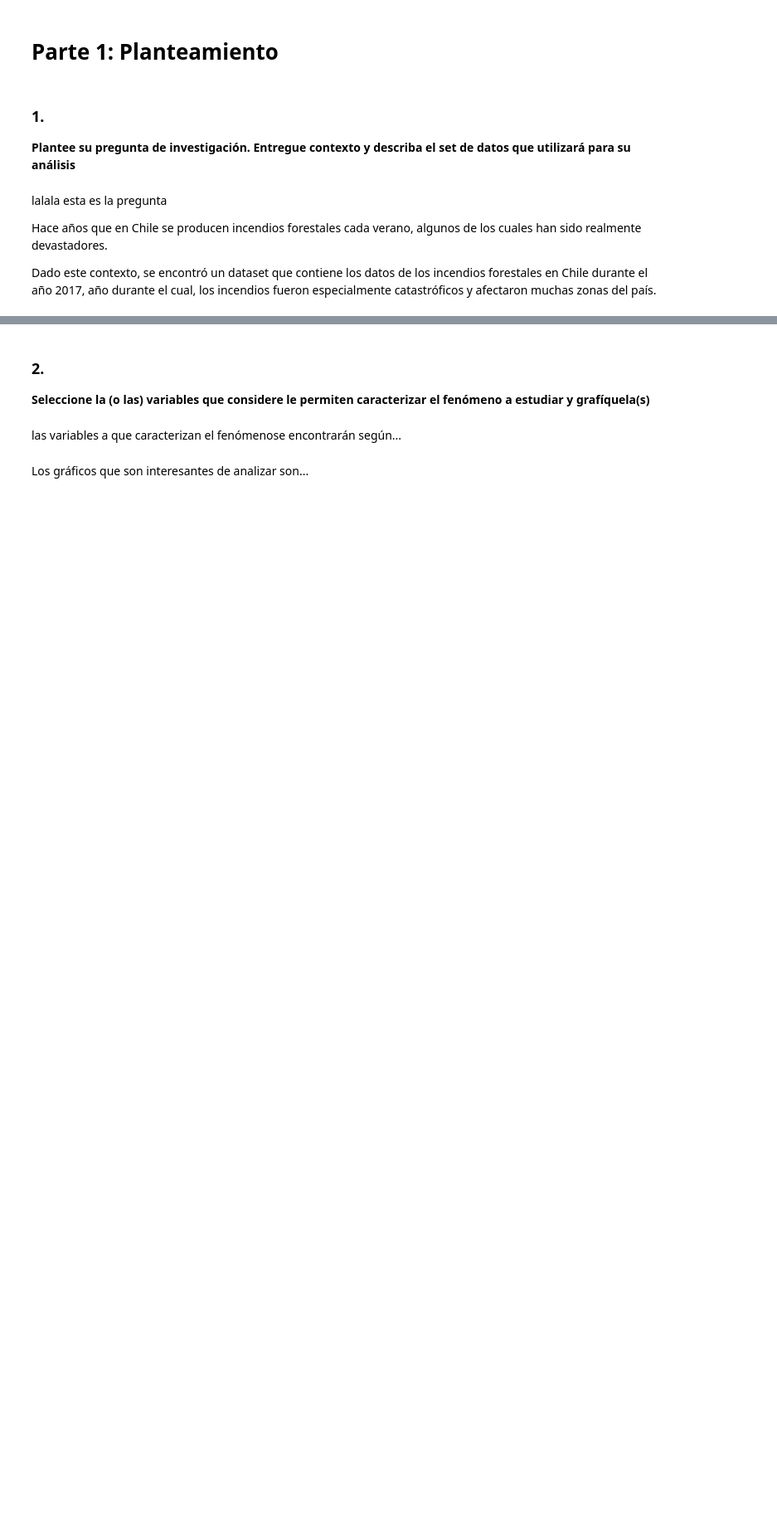
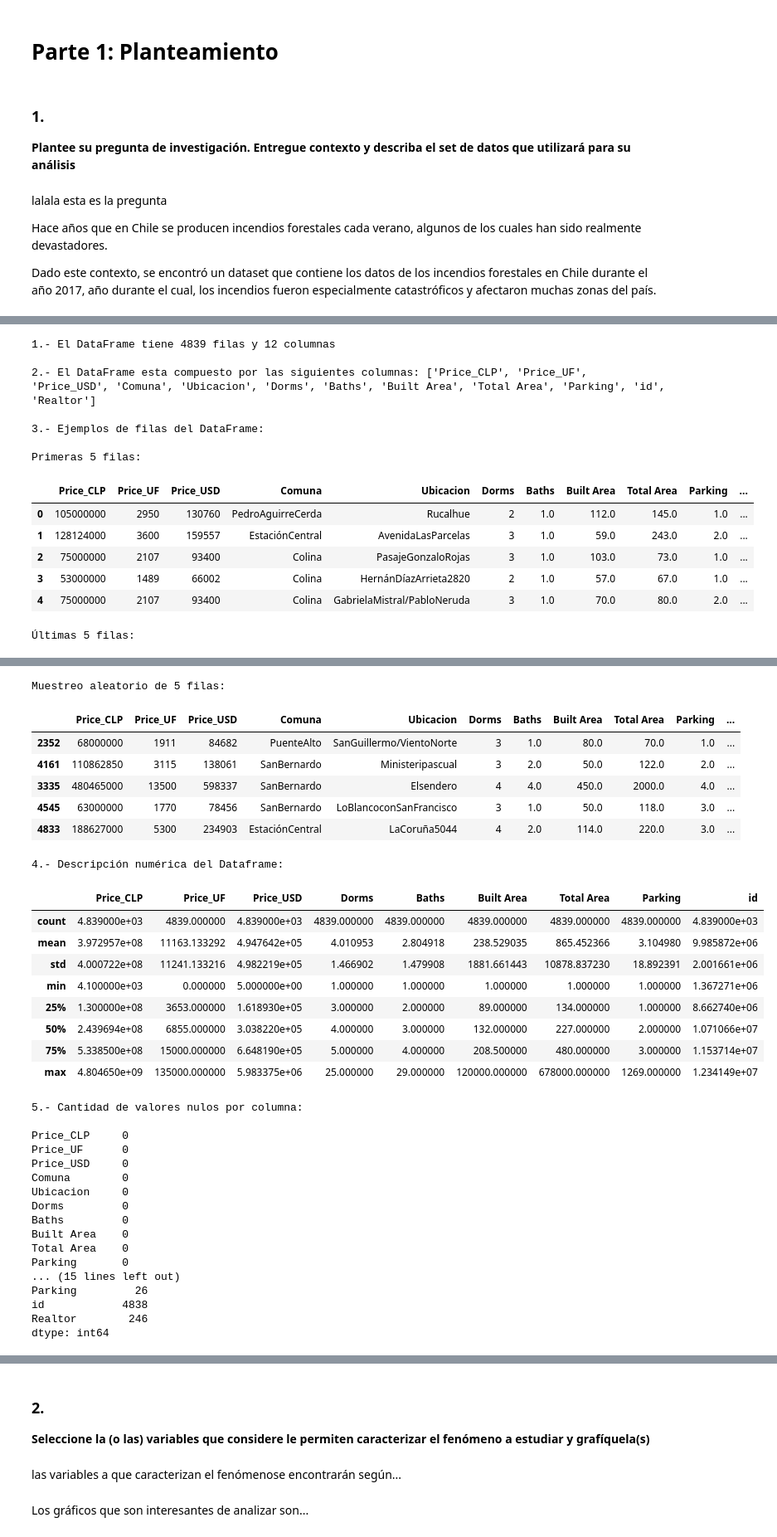
Before and after one commit to mvarasg/MDS7101-Estadistica, a Jupyter notebook: Tareas/T1/Tarea 1 Estadística.ipynb, the cells around one changed output, grey strips where cells are left out. Shown at 83% size. Drawn from its saved outputs; the diff is of its cells as text; code cells hidden in the pictures; blank space fills up the shorter version.

```diff
--- a/Tareas/T1/Tarea 1 Estadística.ipynb
+++ b/Tareas/T1/Tarea 1 Estadística.ipynb
@@ -49,0 +147,7 @@ data.head()
+# %%
+#Función que elimina las filas que tengan un nulo.
+def clean_data(dataframe):
+    dataframe = dataframe.dropna()
+    #dataframe['Baths'].astype(np.int64)
+    return dataframe.reset_index(drop=True)
+data = clean_data(data)
@@ -49,0 +156,18 @@ data.head()
+# %%
+data = clean_data(data)
+exploratory_data_analysis(data)
+# %% [output]
+1.- El DataFrame tiene 4839 filas y 12 columnas
+
+2.- El DataFrame esta compuesto por las siguientes columnas: ['Price_CLP', 'Price_UF', 'Price_USD', 'Comuna', 'Ubicacion', 'Dorms', 'Baths', 'Built Area', 'Total Area', 'Parking', 'id', 'Realtor']
+
+3.- Ejemplos de filas del DataFrame:
+
+Primeras 5 filas:
+|  | Price_CLP | Price_UF | Price_USD | Comuna | Ubicacion | Dorms | Baths | Built Area | Total Area | Parking | ... |
+| 0 | 105000000 | 2950 | 130760 | PedroAguirreCerda | Rucalhue | 2 | 1.0 | 112.0 | 145.0 | 1.0 | ... |
+| 1 | 128124000 | 3600 | 159557 | EstaciónCentral | AvenidaLasParcelas | 3 | 1.0 | 59.0 | 243.0 | 2.0 | ... |
+| 2 | 75000000 | 2107 | 93400 | Colina | PasajeGonzaloRojas | 3 | 1.0 | 103.0 | 73.0 | 1.0 | ... |
+| 3 | 53000000 | 1489 | 66002 | Colina | HernánDíazArrieta2820 | 2 | 1.0 | 57.0 | 67.0 | 1.0 | ... |
+| 4 | 75000000 | 2107 | 93400 | Colina | GabrielaMistral/PabloNeruda | 3 | 1.0 | 70.0 | 80.0 | 2.0 | ... |
+Últimas 5 filas:
@@ -49,0 +180,34 @@ data.head()
+Muestreo aleatorio de 5 filas:
+|  | Price_CLP | Price_UF | Price_USD | Comuna | Ubicacion | Dorms | Baths | Built Area | Total Area | Parking | ... |
+| 2352 | 68000000 | 1911 | 84682 | PuenteAlto | SanGuillermo/VientoNorte | 3 | 1.0 | 80.0 | 70.0 | 1.0 | ... |
+| 4161 | 110862850 | 3115 | 138061 | SanBernardo | Ministeripascual | 3 | 2.0 | 50.0 | 122.0 | 2.0 | ... |
+| 3335 | 480465000 | 13500 | 598337 | SanBernardo | Elsendero | 4 | 4.0 | 450.0 | 2000.0 | 4.0 | ... |
+| 4545 | 63000000 | 1770 | 78456 | SanBernardo | LoBlancoconSanFrancisco | 3 | 1.0 | 50.0 | 118.0 | 3.0 | ... |
+| 4833 | 188627000 | 5300 | 234903 | EstaciónCentral | LaCoruña5044 | 4 | 2.0 | 114.0 | 220.0 | 3.0 | ... |
+4.- Descripción numérica del Dataframe:
+|  | Price_CLP | Price_UF | Price_USD | Dorms | Baths | Built Area | Total Area | Parking | id |
+| count | 4.839000e+03 | 4839.000000 | 4.839000e+03 | 4839.000000 | 4839.000000 | 4839.000000 | 4839.000000 | 4839.000000 | 4.839000e+03 |
+| mean | 3.972957e+08 | 11163.133292 | 4.947642e+05 | 4.010953 | 2.804918 | 238.529035 | 865.452366 | 3.104980 | 9.985872e+06 |
+| std | 4.000722e+08 | 11241.133216 | 4.982219e+05 | 1.466902 | 1.479908 | 1881.661443 | 10878.837230 | 18.892391 | 2.001661e+06 |
+| min | 4.100000e+03 | 0.000000 | 5.000000e+00 | 1.000000 | 1.000000 | 1.000000 | 1.000000 | 1.000000 | 1.367271e+06 |
+| 25% | 1.300000e+08 | 3653.000000 | 1.618930e+05 | 3.000000 | 2.000000 | 89.000000 | 134.000000 | 1.000000 | 8.662740e+06 |
+| 50% | 2.439694e+08 | 6855.000000 | 3.038220e+05 | 4.000000 | 3.000000 | 132.000000 | 227.000000 | 2.000000 | 1.071066e+07 |
+| 75% | 5.338500e+08 | 15000.000000 | 6.648190e+05 | 5.000000 | 4.000000 | 208.500000 | 480.000000 | 3.000000 | 1.153714e+07 |
+| max | 4.804650e+09 | 135000.000000 | 5.983375e+06 | 25.000000 | 29.000000 | 120000.000000 | 678000.000000 | 1269.000000 | 1.234149e+07 |
+5.- Cantidad de valores nulos por columna:
+
+Price_CLP     0
+Price_UF      0
+Price_USD     0
+Comuna        0
+Ubicacion     0
+Dorms         0
+Baths         0
+Built Area    0
+Total Area    0
+Parking       0
+... (15 lines left out)
+Parking         26
+id            4838
+Realtor        246
+dtype: int64
```
Also changed, not shown: parts of 13 cells of this notebook, 2 other files.
